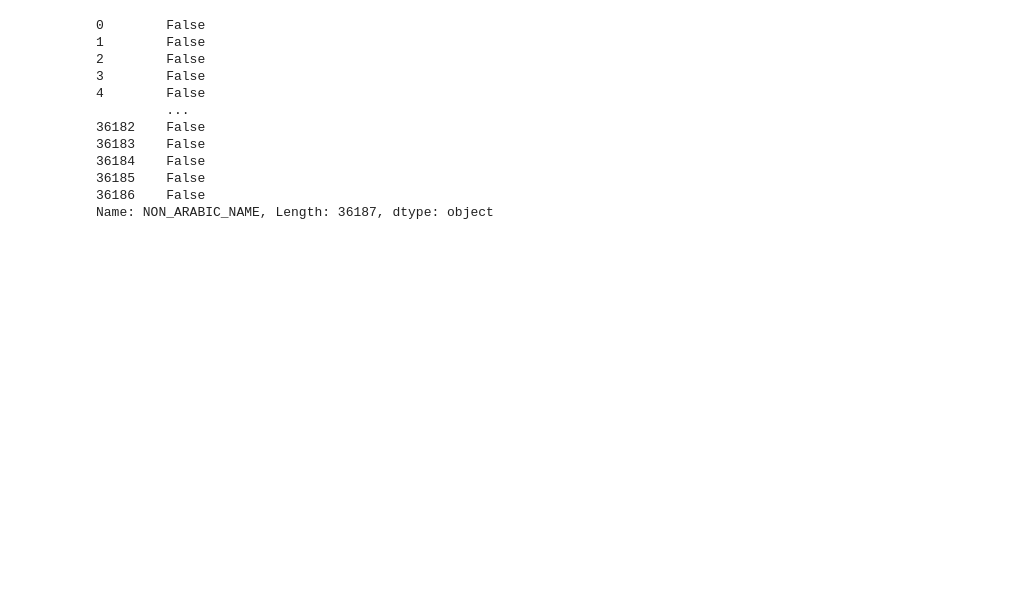
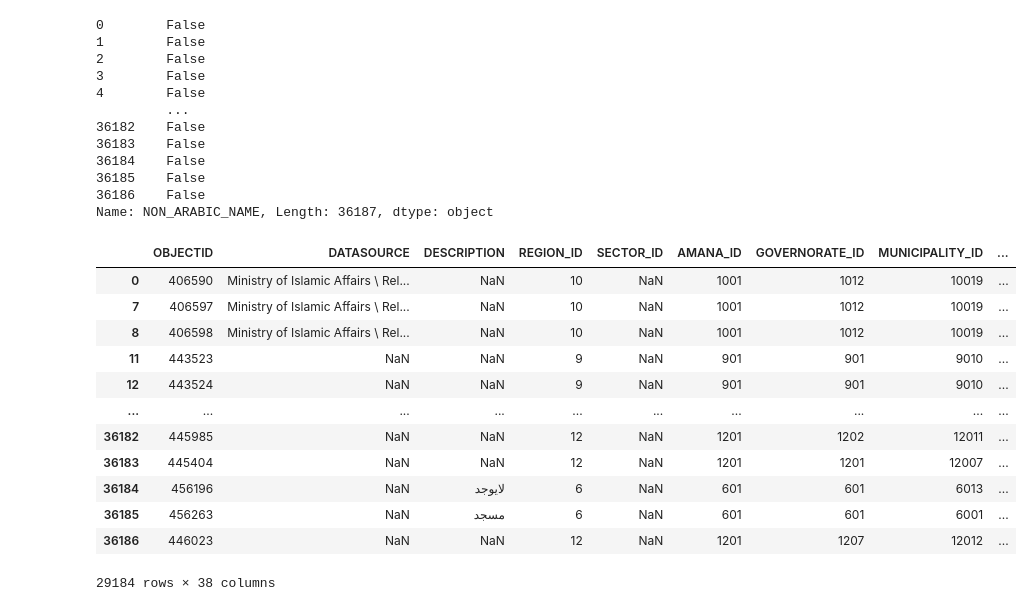
Before and after one commit to dmitriytiras/metrics, a Jupyter notebook: nonArabicMosque/nonArabicMosque.ipynb, the cells around one changed output. Drawn from its saved outputs; the diff is of its cells as text; code cells hidden in the pictures; blank space fills up the shorter version.

Commit message:
Arabic names in English field

```diff
--- a/nonArabicMosque/nonArabicMosque.ipynb
+++ b/nonArabicMosque/nonArabicMosque.ipynb
@@ -45,0 +48,18 @@ df_mosque_nonArabic['RELIGIOUSSERVICESNAME_AR'].to_csv('ArabicNamesField_2.csv')
+# %%
+df_mosque['NON_ENG_NAME']= df_mosque['RELIGIOUSSERVICESNAME_EN'].str.contains('/[\u0600-\u06FF|\u0750-\u077F|\uFB50-\uFDFF|\uFE70-\uFEFF]/', regex=True, case=False)
+# %%
+df_mosque[df_mosque['NON_ENG_NAME'] != False]
+# %% [output]
+|  | OBJECTID | DATASOURCE | DESCRIPTION | REGION_ID | SECTOR_ID | AMANA_ID | GOVERNORATE_ID | MUNICIPALITY_ID | ... |
+| 0 | 406590 | Ministry of Islamic Affairs \ Rel... | NaN | 10 | NaN | 1001 | 1012 | 10019 | ... |
+| 7 | 406597 | Ministry of Islamic Affairs \ Rel... | NaN | 10 | NaN | 1001 | 1012 | 10019 | ... |
+| 8 | 406598 | Ministry of Islamic Affairs \ Rel... | NaN | 10 | NaN | 1001 | 1012 | 10019 | ... |
+| 11 | 443523 | NaN | NaN | 9 | NaN | 901 | 901 | 9010 | ... |
+| 12 | 443524 | NaN | NaN | 9 | NaN | 901 | 901 | 9010 | ... |
+| ... | ... | ... | ... | ... | ... | ... | ... | ... | ... |
+| 36182 | 445985 | NaN | NaN | 12 | NaN | 1201 | 1202 | 12011 | ... |
+| 36183 | 445404 | NaN | NaN | 12 | NaN | 1201 | 1201 | 12007 | ... |
+| 36184 | 456196 | NaN | لايوجد | 6 | NaN | 601 | 601 | 6013 | ... |
+| 36185 | 456263 | NaN | مسجد | 6 | NaN | 601 | 601 | 6001 | ... |
+| 36186 | 446023 | NaN | NaN | 12 | NaN | 1201 | 1207 | 12012 | ... |
+29184 rows × 38 columns
```
Also changed, not shown: parts of 1 cell of this notebook, 1 other file.
